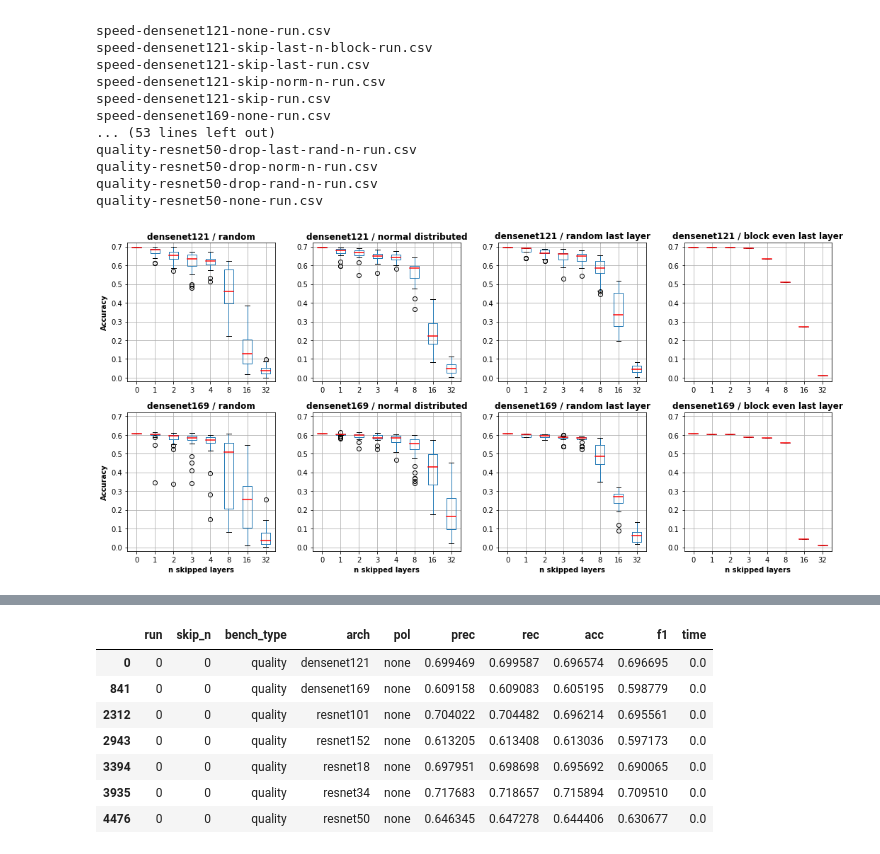
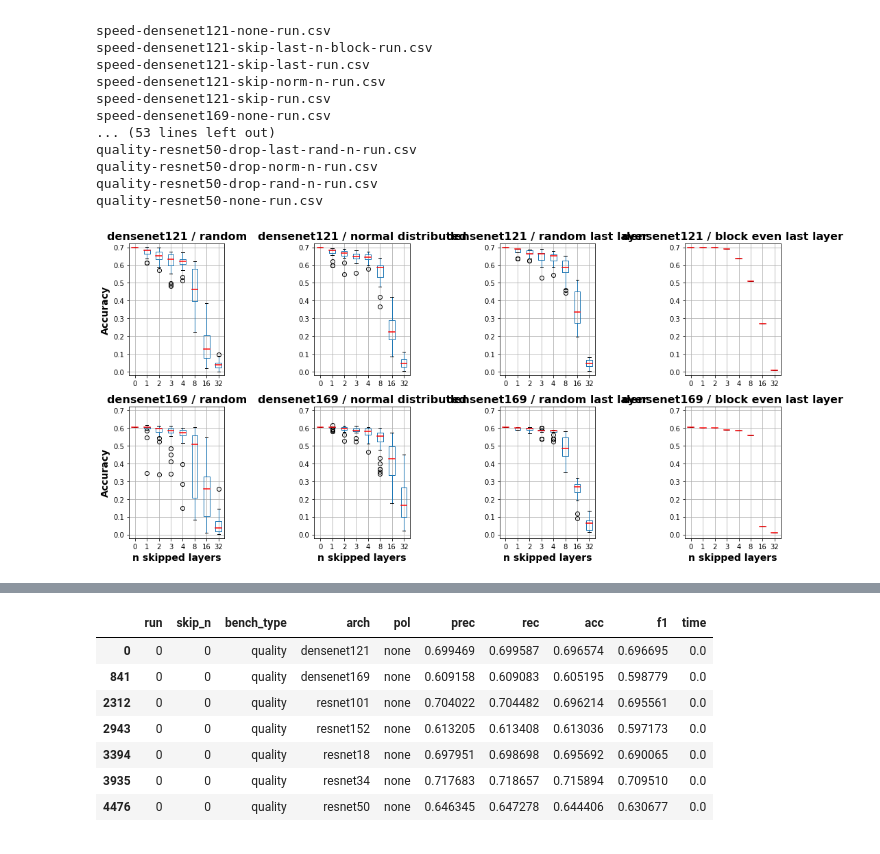
Before and after one commit to a-luengen/anytimeDnn, a Jupyter notebook: reports/benchmark_data_test.ipynb, the cells around one changed output, grey strips where cells are left out. Drawn from its saved outputs; the diff is of its cells as text; code cells hidden in the pictures.

```diff
--- a/reports/benchmark_data_test.ipynb
+++ b/reports/benchmark_data_test.ipynb
@@ -100,34 +100,34 @@ def printBoxPlotForArchAndPol(data_frame, arch_name, policy_name, ax, i=None, j=
     fig.suptitle('')
     if j is not None and j == 0:
     #if policy_name == 'skip' or policy_name == 'drop-rand-n':
-        ax.set_ylabel('Accuracy', fontsize=10, fontweight='bold')
+        ax.set_ylabel('Accuracy', fontsize=14, fontweight='bold')
     else:
         ax.set_ylabel('')
 
     if last_idx is not None and i is not None and i == last_idx:
-        ax.set_xlabel('n skipped layers', fontsize=10, fontweight='bold')
+        ax.set_xlabel('n skipped layers', fontsize=14, fontweight='bold')
     else:
         ax.set_xlabel('')
-    ax.set_title(f'{an} / {pol_trans[pn]}', fontsize=12, fontweight='bold')
+    ax.set_title(f'{an} / {pol_trans[pn]}', fontsize=16, fontweight='bold')
     if limits is not None:
         ax.set_ylim(limits)
 
 fig, axes = plt.subplots(nrows=2, ncols=4, figsize=(15, 7))
 
 from optparse import OptionParser
 import inspect
 
 #member_list = inspect.getmembers(axes[0, 0])
 #for mem in member_list:
 #    print(mem)
 
 d_archs = ['densenet121', 'densenet169']
 dense_pols = ['skip', 'skip-norm-n', 'skip-last', 'skip-last-n-block']
 
 for i, arch in enumerate(d_archs):
     for j, pol in enumerate(dense_pols):
         printBoxPlotForArchAndPol(q_df, arch, pol, axes[i, j], i, j, last_idx=len(d_archs) - 1)
 fig.tight_layout()
 plt.show()
 # %% [output]
-[figure, old version]
+[figure, new version]
```
Also changed, not shown: parts of 6 cells of this notebook, 3 other files.
